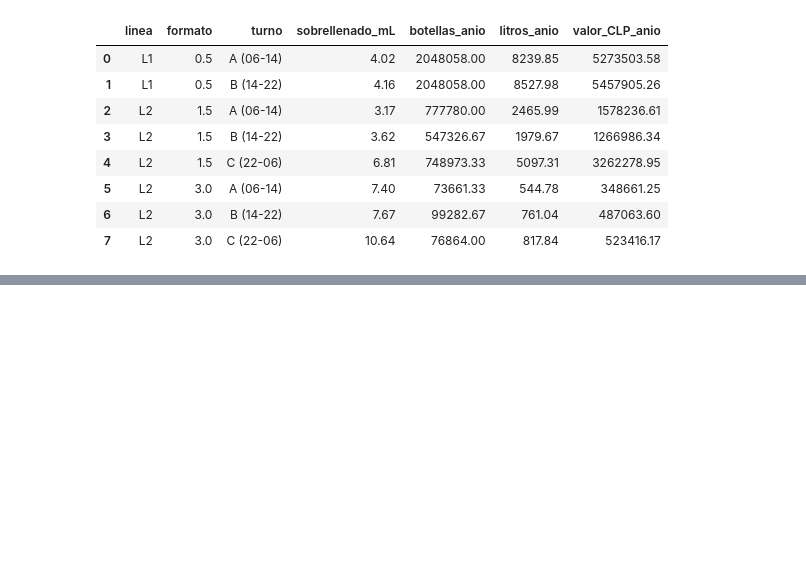
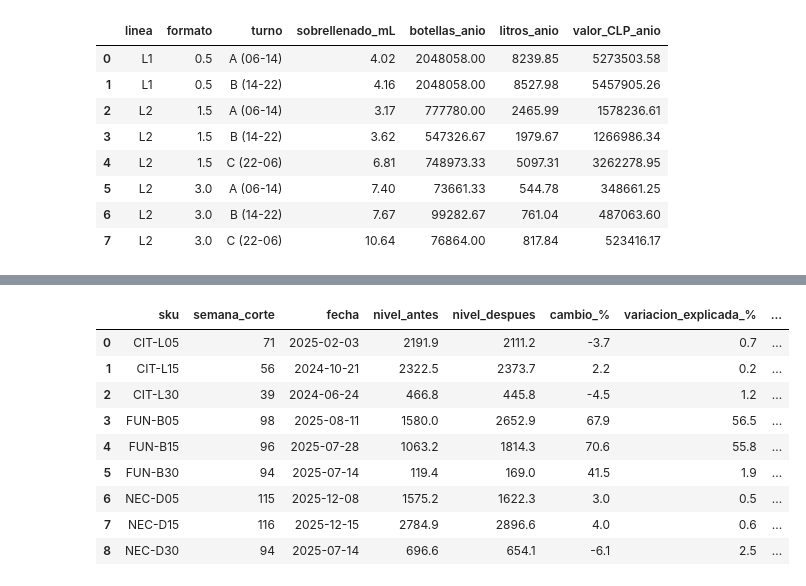
Before and after one commit to camiloascencio-hash/GP-S, a Jupyter notebook: 1Bloque.ipynb, the cells around one changed output, grey strips where cells are left out. Cells and saved outputs as stored; diff of their text form; code cells hidden in the pictures; blank space fills up the shorter version.

```diff
--- a/1Bloque.ipynb
+++ b/1Bloque.ipynb
@@ -1453,0 +1586,17 @@ display(tabla_turno.round(2))
+# %%
+# Ratio entre cada semana y el promedio móvil de 52 semanas (una vuelta completa al año)
+sin_promo = limpia.where(promo == 0)        # sin promociones, para no confundirlas con estacionalidad
+tendencia_ciclo = limpia.rolling(52, center=True, min_periods=40).mean()
+ratio = sin_promo / tendencia_ciclo
+
+indice_mes = ratio.groupby(mes).mean()      # 12 meses x 9 SKU; 1.00 = mes normal
+print(indice_mes.round(2).T)
+
+fuerza = pd.DataFrame({
+    "mes_pico": indice_mes.idxmax(),
+    "indice_pico": indice_mes.max(),
+    "mes_valle": indice_mes.idxmin(),
+    "indice_valle": indice_mes.min(),
+})
+fuerza["amplitud (pico/valle)"] = fuerza["indice_pico"] / fuerza["indice_valle"]
+fuerza.round(2)
@@ -1453,0 +1632,36 @@ display(tabla_turno.round(2))
+# %%
+#quiebres estructurales -------------------------------------------
+# Se quita la estacionalidad y se busca el corte que mejor separa la serie en dos niveles constantes
+desest = limpia / indice_mes.loc[mes].values
+filas = []
+for sku in skus:
+    y = desest[sku].values
+    mejor_sse, mejor_t = np.inf, None
+    for t in range(26, 131):                # el corte deja al menos 26 semanas a cada lado
+        sse = ((y[:t] - y[:t].mean()) ** 2).sum() + ((y[t:] - y[t:].mean()) ** 2).sum()
+        if sse < mejor_sse:
+            mejor_sse, mejor_t = sse, t
+    antes, despues = y[:mejor_t].mean(), y[mejor_t:].mean()
+    mejora = 1 - mejor_sse / ((y - y.mean()) ** 2).sum()      # cuánta variación explica el corte
+    filas.append([sku, mejor_t + 1, fechas.iloc[mejor_t].date(), antes, despues, (despues / antes - 1) * 100, mejora * 100])
+
+quiebre = pd.DataFrame(filas, columns=["sku", "semana_corte", "fecha", "nivel_antes", "nivel_despues", "cambio_%", "variacion_explicada_%"])
+quiebre["hay_quiebre"] = (quiebre["cambio_%"].abs() > 20) & (quiebre["variacion_explicada_%"] > 25)
+
+for _, f in quiebre[quiebre["hay_quiebre"]].iterrows():
+    anotar(f["sku"], int(f["semana_corte"]), "Quiebre estructural (nivel " + str(round(f["cambio_%"])) + " %)",
+           "Corte que mejor separa dos niveles en la serie sin estacionalidad",
+           "Se conserva el dato; el modelo debe seguir el nivel nuevo (pesar los datos recientes)")
+
+quiebre.round(1)
+# %% [output]
+|  | sku | semana_corte | fecha | nivel_antes | nivel_despues | cambio_% | variacion_explicada_% | ... |
+| 0 | CIT-L05 | 71 | 2025-02-03 | 2191.9 | 2111.2 | -3.7 | 0.7 | ... |
+| 1 | CIT-L15 | 56 | 2024-10-21 | 2322.5 | 2373.7 | 2.2 | 0.2 | ... |
+| 2 | CIT-L30 | 39 | 2024-06-24 | 466.8 | 445.8 | -4.5 | 1.2 | ... |
+| 3 | FUN-B05 | 98 | 2025-08-11 | 1580.0 | 2652.9 | 67.9 | 56.5 | ... |
+| 4 | FUN-B15 | 96 | 2025-07-28 | 1063.2 | 1814.3 | 70.6 | 55.8 | ... |
+| 5 | FUN-B30 | 94 | 2025-07-14 | 119.4 | 169.0 | 41.5 | 1.9 | ... |
+| 6 | NEC-D05 | 115 | 2025-12-08 | 1575.2 | 1622.3 | 3.0 | 0.5 | ... |
+| 7 | NEC-D15 | 116 | 2025-12-15 | 2784.9 | 2896.6 | 4.0 | 0.6 | ... |
+| 8 | NEC-D30 | 94 | 2025-07-14 | 696.6 | 654.1 | -6.1 | 2.5 | ... |
```
Also changed, not shown: parts of 15 cells of this notebook.
